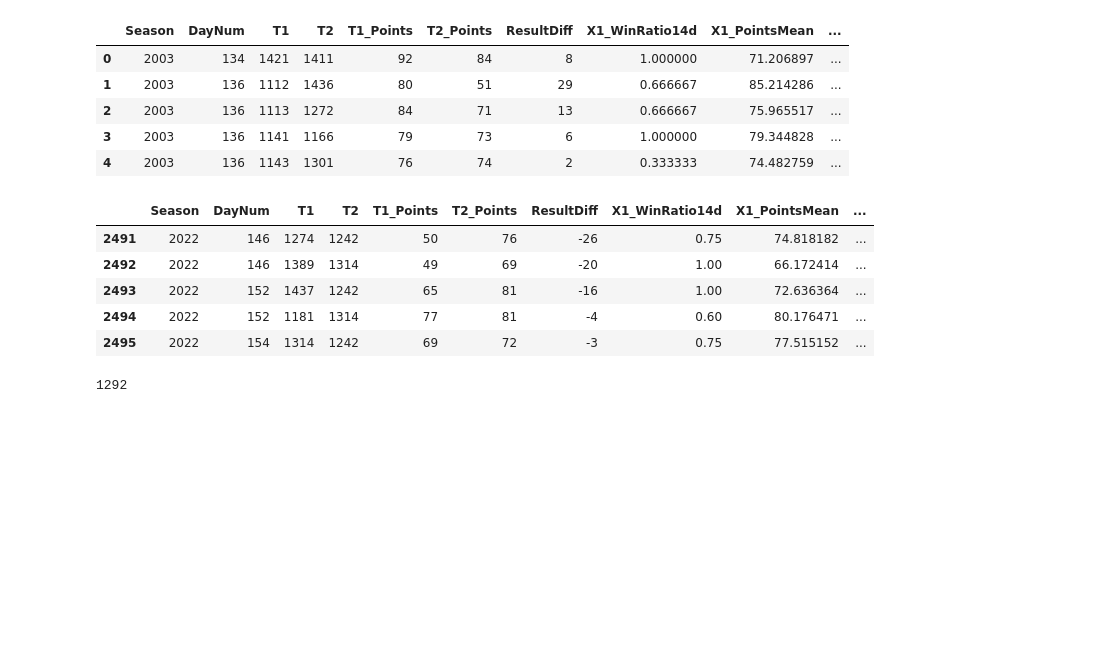
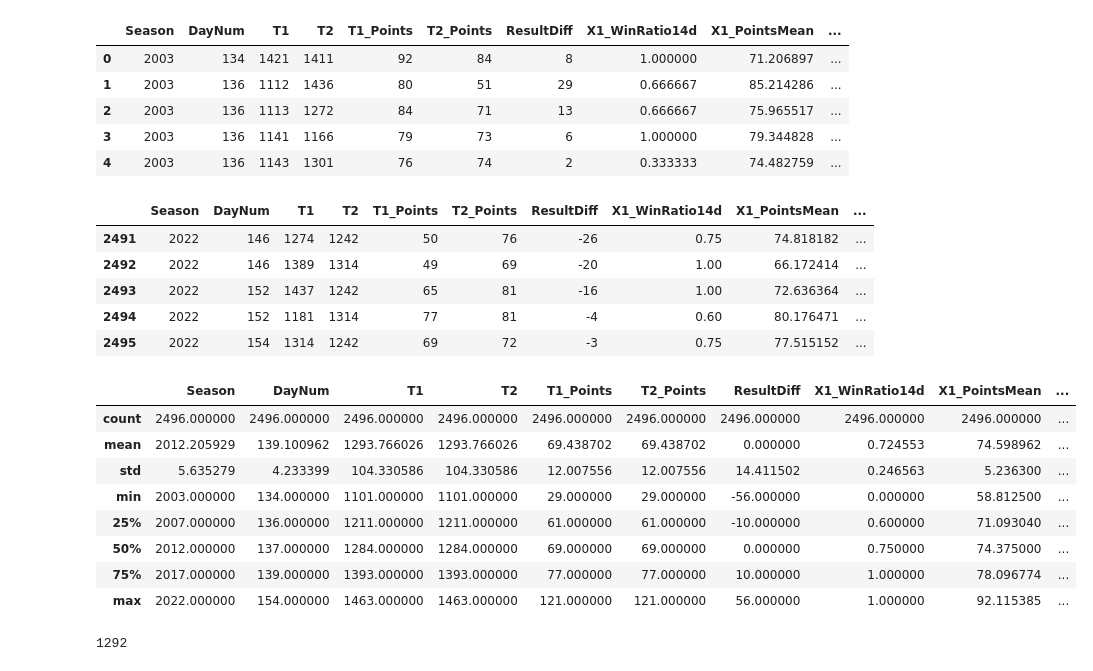
Before and after one commit to Analytics-Data-Science-and-Tech/Analytics_Data_Science, a Jupyter notebook: March-Mania-2023/Data_Exploration.ipynb, the cells around one changed output. Cells and saved outputs as stored; diff of their text form; code cells hidden in the pictures; blank space fills up the shorter version.

```diff
--- a/March-Mania-2023/Data_Exploration.ipynb
+++ b/March-Mania-2023/Data_Exploration.ipynb
@@ -126,6 +126,18 @@ man_train.tail()
 | 2493 | 2022 | 152 | 1437 | 1242 | 65 | 81 | -16 | 1.00 | 72.636364 | ... |
 | 2494 | 2022 | 152 | 1181 | 1314 | 77 | 81 | -4 | 0.60 | 80.176471 | ... |
 | 2495 | 2022 | 154 | 1314 | 1242 | 69 | 72 | -3 | 0.75 | 77.515152 | ... |
+# %%
+man_train.describe()
+# %% [output]
+|  | Season | DayNum | T1 | T2 | T1_Points | T2_Points | ResultDiff | X1_WinRatio14d | X1_PointsMean | ... |
+| count | 2496.000000 | 2496.000000 | 2496.000000 | 2496.000000 | 2496.000000 | 2496.000000 | 2496.000000 | 2496.000000 | 2496.000000 | ... |
+| mean | 2012.205929 | 139.100962 | 1293.766026 | 1293.766026 | 69.438702 | 69.438702 | 0.000000 | 0.724553 | 74.598962 | ... |
+| std | 5.635279 | 4.233399 | 104.330586 | 104.330586 | 12.007556 | 12.007556 | 14.411502 | 0.246563 | 5.236300 | ... |
+| min | 2003.000000 | 134.000000 | 1101.000000 | 1101.000000 | 29.000000 | 29.000000 | -56.000000 | 0.000000 | 58.812500 | ... |
+| 25% | 2007.000000 | 136.000000 | 1211.000000 | 1211.000000 | 61.000000 | 61.000000 | -10.000000 | 0.600000 | 71.093040 | ... |
+| 50% | 2012.000000 | 137.000000 | 1284.000000 | 1284.000000 | 69.000000 | 69.000000 | 0.000000 | 0.750000 | 74.375000 | ... |
+| 75% | 2017.000000 | 139.000000 | 1393.000000 | 1393.000000 | 77.000000 | 77.000000 | 10.000000 | 1.000000 | 78.096774 | ... |
+| max | 2022.000000 | 154.000000 | 1463.000000 | 1463.000000 | 121.000000 | 121.000000 | 56.000000 | 1.000000 | 92.115385 | ... |
 # %%
 sum(man_train['Season'] < 2013)
 # %% [output]
```
